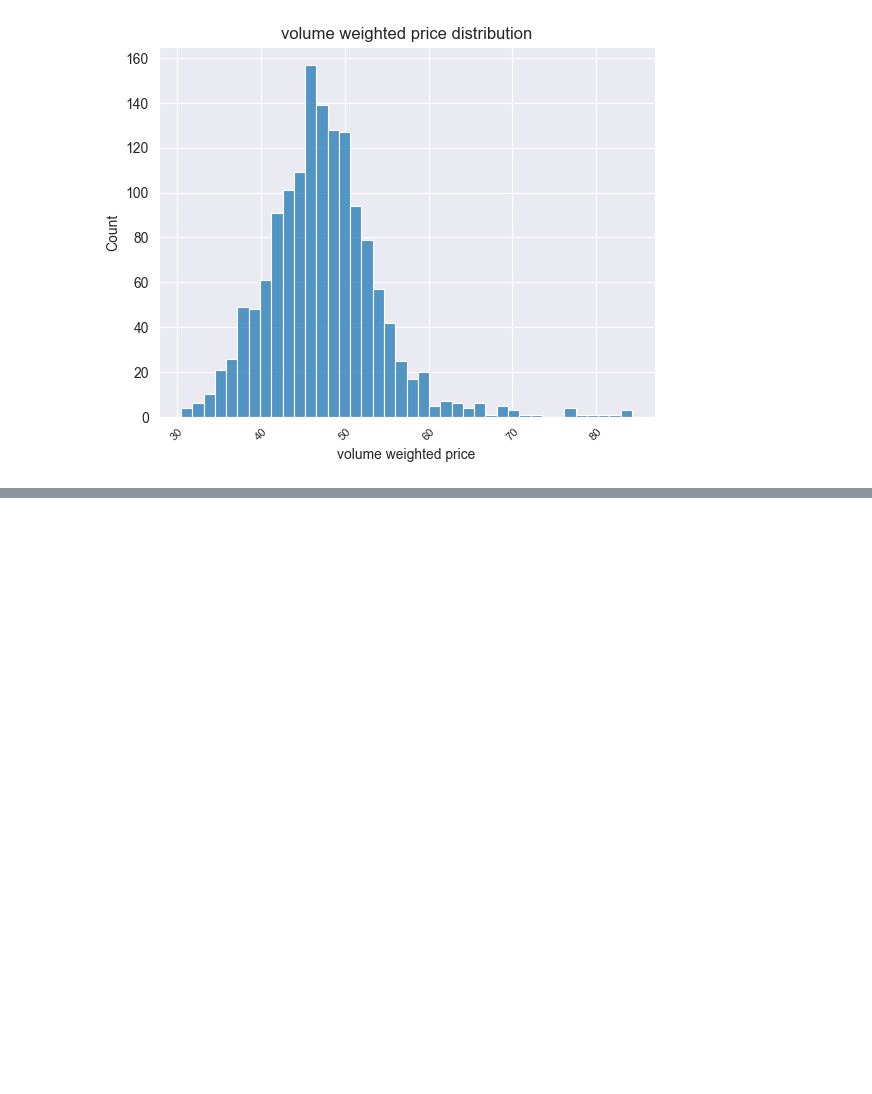
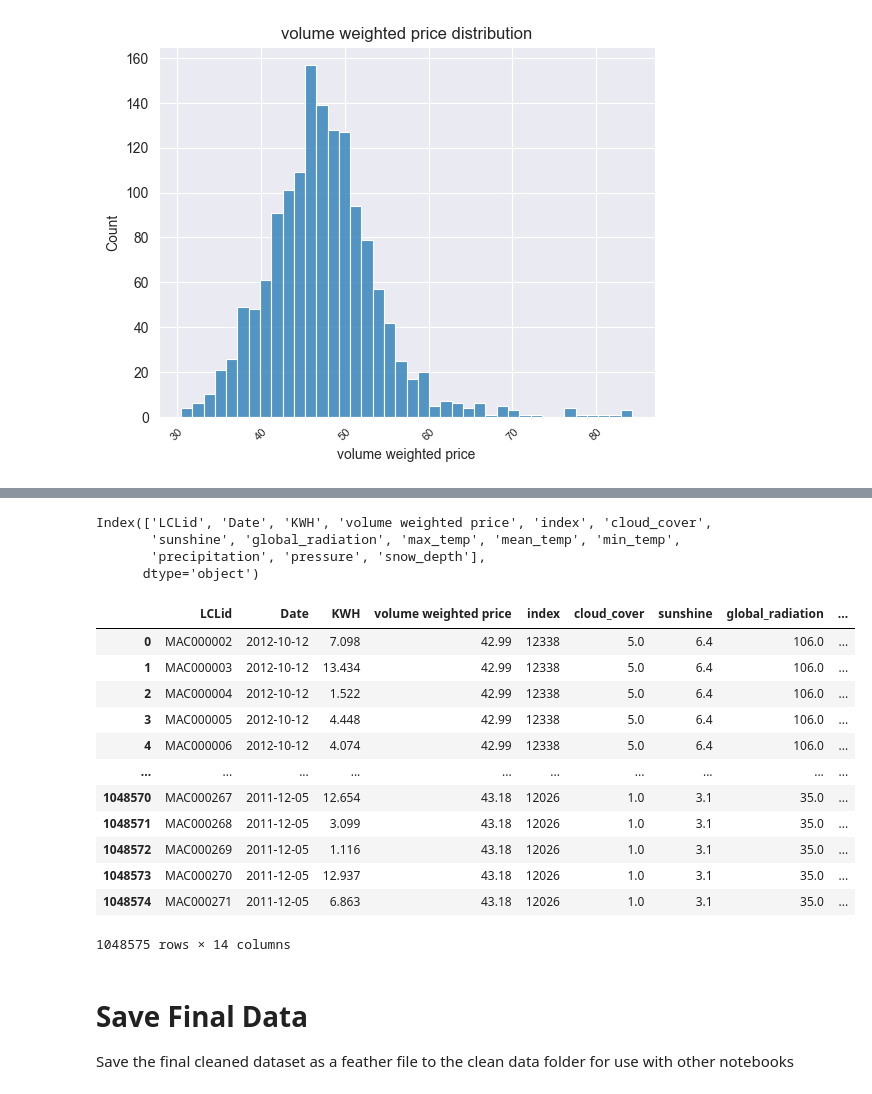
Before and after one commit to danny-ven/csc5610_london_energy, a Jupyter notebook: jupyter_notebooks/LondonData.ipynb, the cells around one changed output, grey strips where cells are left out. Drawn from its saved outputs; the diff is of its cells as text; code cells hidden in the pictures; blank space fills up the shorter version.

Commit message:
Export cleaned complete dataframe to feather file

```diff
--- a/jupyter_notebooks/LondonData.ipynb
+++ b/jupyter_notebooks/LondonData.ipynb
@@ -210,16 +210,16 @@ Considering how little data is null data I recommend one of the two following ap
 * Zero padding: Since theres so little data missing just placing zeros here is unlikely to meaningfully impact the model
 * Average the previous and following day: Lived experience tells me that on average cloud coverage usually comes and goes in trends, it would be abnormal to have overcast, clear skies, overcast in three successive days. Based on this observation the most likely value for the cloud coverage between two days is likely found between the prevalence of the surrounding days.
 # %%
-CloudNulls = (LWeather['cloud_cover'].isnull())
-inds = LWeather[CloudNulls].index
+CloudNulls = (LondonWeather_df['cloud_cover'].isnull())
+inds = LondonWeather_df[CloudNulls].index
 for index in inds:
-    before = LWeather['cloud_cover'].iloc[index-1]
-    after  = LWeather['cloud_cover'].iloc[index+1]
+    before = LondonWeather_df['cloud_cover'].iloc[index-1]
+    after  = LondonWeather_df['cloud_cover'].iloc[index+1]
     print(str(before)+' '+str(after))
 # Averaging approach
-    LWeather.loc[index,'cloud_cover'] = (float(before)+float(after))/2
+    LondonWeather_df.loc[index,'cloud_cover'] = (float(before)+float(after))/2
 ##Zero padding approach
-# LWeather['cloud_cover'] = LWeather["cloud_cover"].fillna(0.0)
+# LondonWeather_df['cloud_cover'] = LondonWeather_df["cloud_cover"].fillna(0.0)
 # %% [output]
 1.0 7.0
 5.0 5.0
@@ -286,8 +286,8 @@ nan:0.0
 All snow_depth NaN values are prempted and followed by zero inches of snow, or by another NaN. Based on these findings I conclude that the most reasonable explanation is that in 2011 researchers werent recording the snow_depth during times that there was no snow on the ground and or there was no expectation that there might be snow. From this finding I reccomend zero padding these nan values.
 After zero padding lets check again to make sure theres no more null values
 # %%
-LWeather['snow_depth'] = LWeather["snow_depth"].fillna(0.0)
-SnowNulls = (LWeather['snow_depth'].isnull())
-LWeather[SnowNulls]
+LondonWeather_df['snow_depth'] = LondonWeather_df["snow_depth"].fillna(0.0)
+SnowNulls = (LondonWeather_df['snow_depth'].isnull())
+LondonWeather_df[SnowNulls]
 # %% [output]
 |  | index | Date | cloud_cover | sunshine | global_radiation | max_temp | mean_temp | min_temp | ... |
@@ -340,12 +356,12 @@ Index(['Datetime', 'Settlement Period', 'Market Index Data Provider Id',
 Based on the count results for the columns in the dataframe and verification done on the csv's in excel it's seen that only the volume weighted price, and Datetime columns are complete. This is not an issue as those are the only columns we need for our purposes so lets drop those incomplete columns.  <br>Additionally, to join this data set to the others we need to get the Datetime column into the Datetime data type.
 # %%
 format_str = "%d_%b_%y"
-Ecost = UKEnergyCost[['Datetime','volume weighted price']].copy()
-print(Ecost['Datetime'])
+EnergyCost_df = UKEnergyCost[['Datetime','volume weighted price']].copy()
+print(EnergyCost_df['Datetime'])
 # Replace the hyphens with underscores due to special character limitations of strptime.
-Ecost['Datetime'] = Ecost['Datetime'].apply(lambda s: s.replace('-', '_'))
-Ecost['Datetime'] = Ecost["Datetime"].map(lambda s: dt.datetime.strptime(s, format_str))
-print(Ecost['Datetime'])
+EnergyCost_df['Datetime'] = EnergyCost_df['Datetime'].apply(lambda s: s.replace('-', '_'))
+EnergyCost_df['Datetime'] = EnergyCost_df["Datetime"].map(lambda s: dt.datetime.strptime(s, format_str))
+print(EnergyCost_df['Datetime'])
 # %% [output]
 0        1-Jan-11
 1        2-Jan-11
@@ -367,8 +383,8 @@ Name: Datetime, Length: 1461, dtype: datetime64[ns]
 # %% [markdown]
 Now that we have joined and reformated the energy cost data lets correct the Datetime column's label to match our other two datasets.
 # %%
-Ecost = Ecost.rename(columns = {'Datetime':'Date'})
-Ecost
+EnergyCost_df = EnergyCost_df.rename(columns = {'Datetime':'Date'})
+EnergyCost_df
 # %% [output]
 |  | Date | volume weighted price |
 | 0 | 2011-01-01 | 47.744 |
@@ -428 +471,27 @@ Save the final cleaned dataset as a feather file to the clean data folder for us
+# %%
+CleanedData_df = pd.merge(LondonEnergy_df, EnergyCost_df, on="Date")
+CleanedData_df = pd.merge(CleanedData_df, LondonWeather_df, on="Date")
+print(CleanedData_df.columns)
+CleanedData_df
+# %% [output]
+Index(['LCLid', 'Date', 'KWH', 'volume weighted price', 'index', 'cloud_cover',
+       'sunshine', 'global_radiation', 'max_temp', 'mean_temp', 'min_temp',
+       'precipitation', 'pressure', 'snow_depth'],
+      dtype='object')
+|  | LCLid | Date | KWH | volume weighted price | index | cloud_cover | sunshine | global_radiation | ... |
+| 0 | MAC000002 | 2012-10-12 | 7.098 | 42.99 | 12338 | 5.0 | 6.4 | 106.0 | ... |
+| 1 | MAC000003 | 2012-10-12 | 13.434 | 42.99 | 12338 | 5.0 | 6.4 | 106.0 | ... |
+| 2 | MAC000004 | 2012-10-12 | 1.522 | 42.99 | 12338 | 5.0 | 6.4 | 106.0 | ... |
+| 3 | MAC000005 | 2012-10-12 | 4.448 | 42.99 | 12338 | 5.0 | 6.4 | 106.0 | ... |
+| 4 | MAC000006 | 2012-10-12 | 4.074 | 42.99 | 12338 | 5.0 | 6.4 | 106.0 | ... |
+| ... | ... | ... | ... | ... | ... | ... | ... | ... | ... |
+| 1048570 | MAC000267 | 2011-12-05 | 12.654 | 43.18 | 12026 | 1.0 | 3.1 | 35.0 | ... |
+| 1048571 | MAC000268 | 2011-12-05 | 3.099 | 43.18 | 12026 | 1.0 | 3.1 | 35.0 | ... |
+| 1048572 | MAC000269 | 2011-12-05 | 1.116 | 43.18 | 12026 | 1.0 | 3.1 | 35.0 | ... |
+| 1048573 | MAC000270 | 2011-12-05 | 12.937 | 43.18 | 12026 | 1.0 | 3.1 | 35.0 | ... |
+| 1048574 | MAC000271 | 2011-12-05 | 6.863 | 43.18 | 12026 | 1.0 | 3.1 | 35.0 | ... |
+1048575 rows × 14 columns
+# %% [markdown]
+# Save Final Data
+Save the final cleaned dataset as a feather file to the clean data folder for use with other notebooks
 # %%
```
Also changed, not shown: parts of 21 cells of this notebook, 2 other files.
